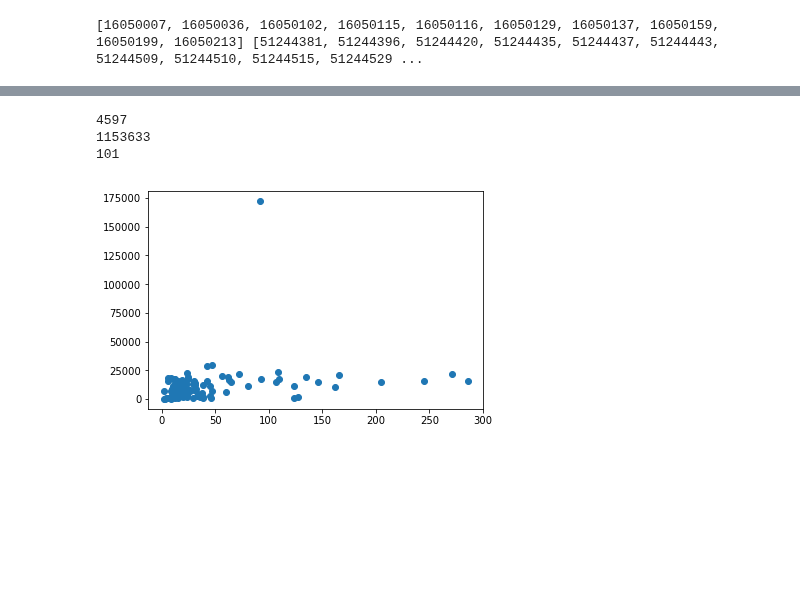
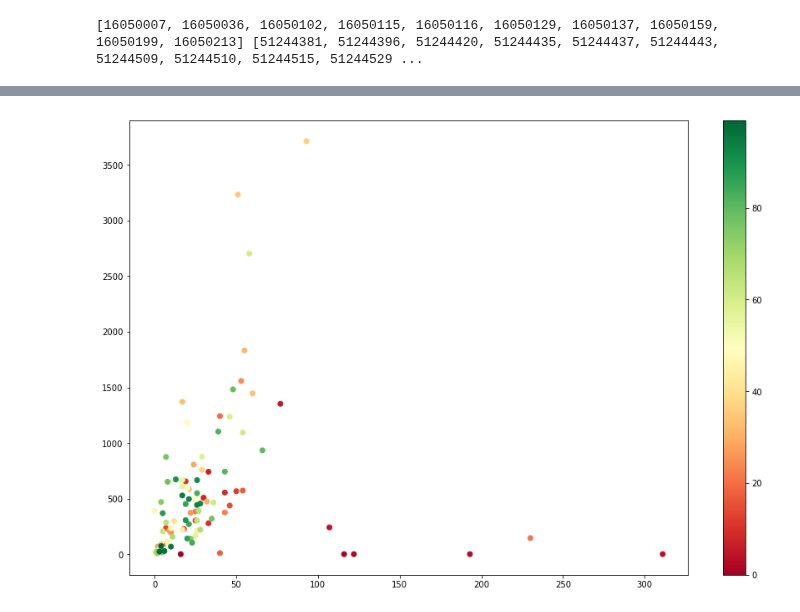
Before and after one commit to kpaskov/PhasingFamilies, a Jupyter notebook: Noncoding-Feature-Representation.ipynb, the cells around one changed output, grey strips where cells are left out. Cells and saved outputs as stored; diff of their text form; code cells hidden in the pictures; blank space fills up the shorter version.

```diff
--- a/Noncoding-Feature-Representation.ipynb
+++ b/Noncoding-Feature-Representation.ipynb
@@ -231,12 +164,11 @@ plt.show()
-# %%
-print(len(maternal_recombinations))
-print(len(new_rec_female))
-hist, bin_edges = np.histogram(maternal_recombinations, bins=100)
-print(len(bin_edges))
-plt.scatter(hist, rec_hist)
-plt.show()
-# %% [output]
-4597
-1153633
-101
-[figure, removed]
+# %%
+plt.figure(figsize=(15,10))
+hist, bin_edges = np.histogram(maternal_recombinations, bins=100)
+ax1 = plt.subplot(1, 1, 1)
+plt.scatter(hist, new_rec_female[:100], c=range(100), cmap='RdYlGn')
+plt.colorbar()
+#ax1.set_ylim([0, 1000])
+#ax1.set_xlim([0, 50])
+plt.show()
+# %% [output]
+[figure, added]
```
Also changed, not shown: parts of 14 cells of this notebook, 1 other file.
